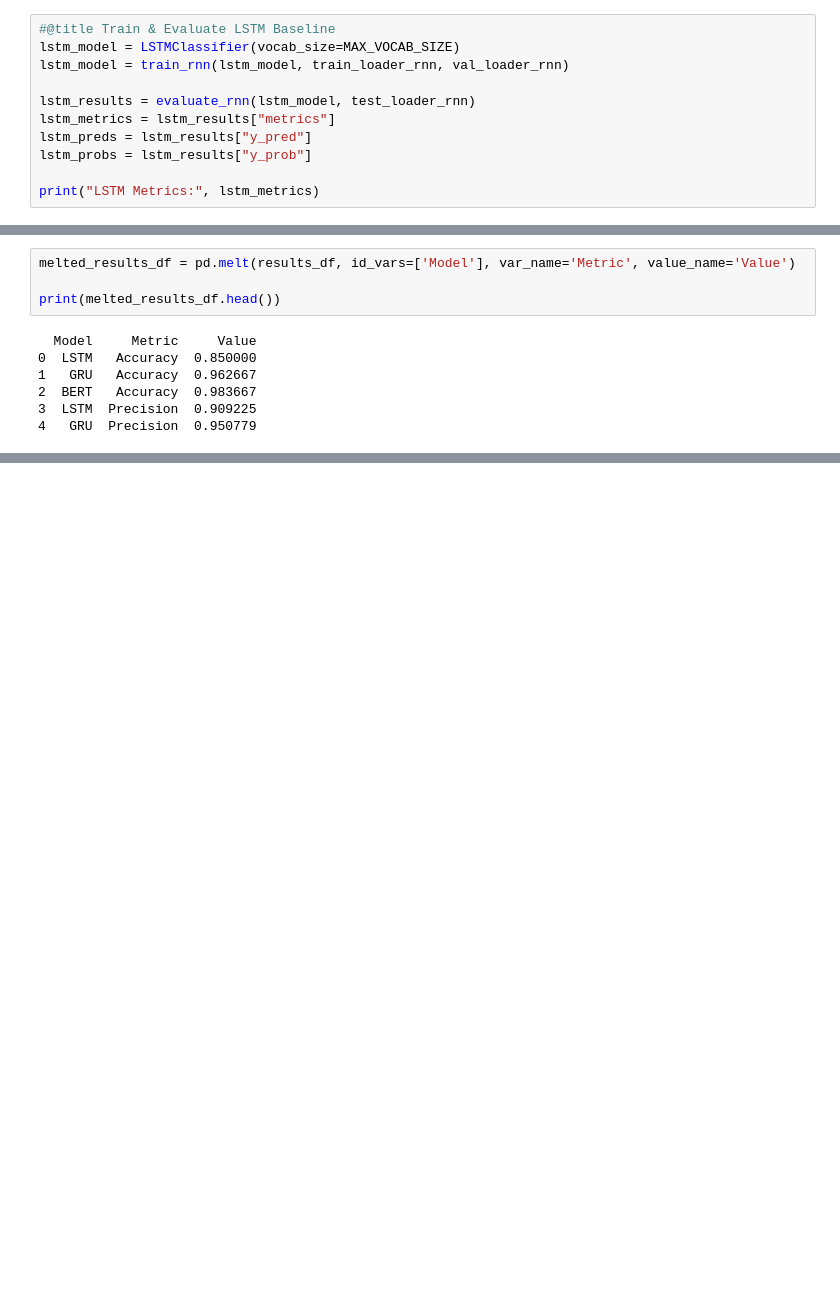
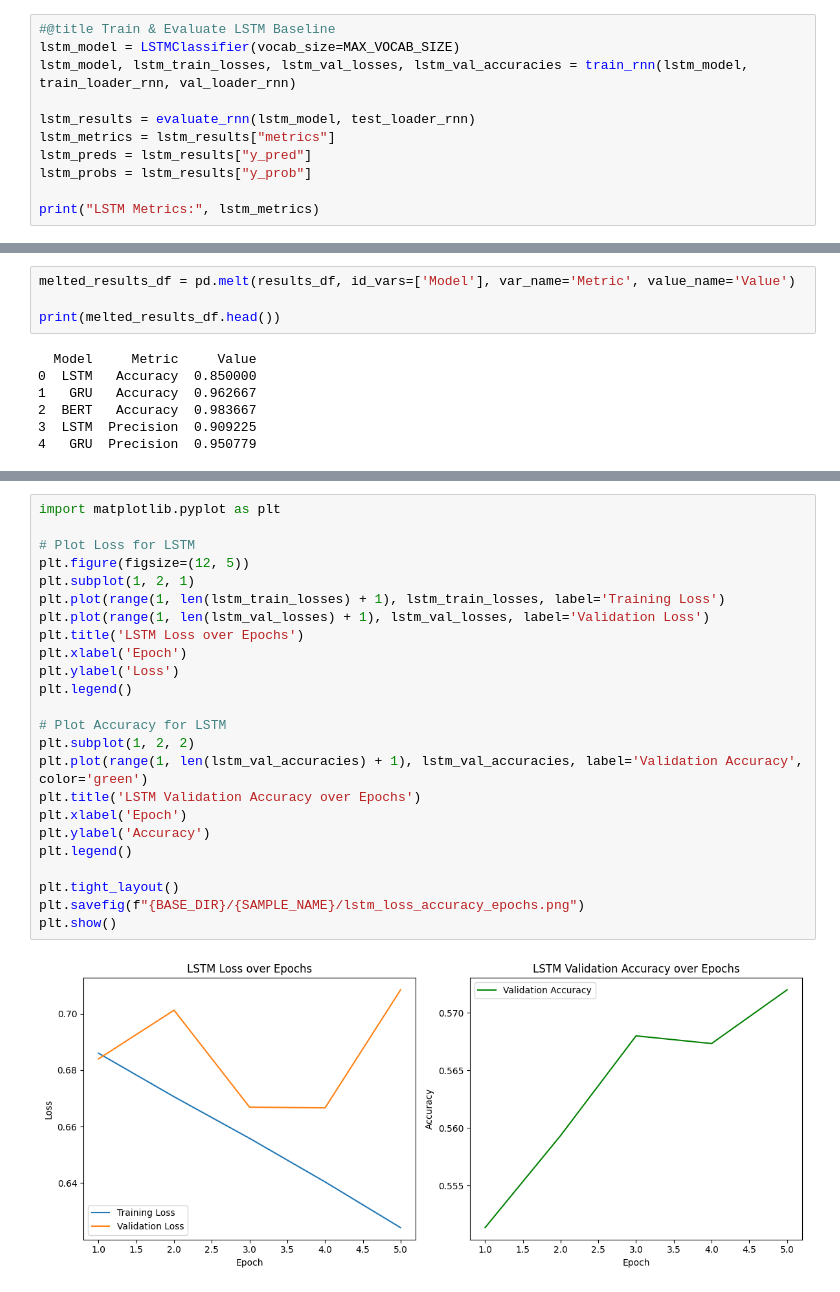
Before and after one commit to kushalshah0/colab_tools, a Jupyter notebook: ai-generated-phishing-emails-detection.ipynb, the cells around one changed output, grey strips where cells are left out. Cells and saved outputs as stored; diff of their text form; blank space fills up the shorter version.

```diff
--- a/ai-generated-phishing-emails-detection.ipynb
+++ b/ai-generated-phishing-emails-detection.ipynb
@@ -406,7 +407,7 @@ def evaluate_rnn(model, loader):
 # %%
 #@title Train & Evaluate LSTM Baseline
 lstm_model = LSTMClassifier(vocab_size=MAX_VOCAB_SIZE)
-lstm_model = train_rnn(lstm_model, train_loader_rnn, val_loader_rnn)
+lstm_model, lstm_train_losses, lstm_val_losses, lstm_val_accuracies = train_rnn(lstm_model, train_loader_rnn, val_loader_rnn)
 
 lstm_results = evaluate_rnn(lstm_model, test_loader_rnn)
 lstm_metrics = lstm_results["metrics"]
@@ -907,0 +908,26 @@ plt.savefig(f"{BASE_DIR}/{SAMPLE_NAME}/roc_curve_comparison.png")
+# %%
+import matplotlib.pyplot as plt
+
+# Plot Loss for LSTM
+plt.figure(figsize=(12, 5))
+plt.subplot(1, 2, 1)
+plt.plot(range(1, len(lstm_train_losses) + 1), lstm_train_losses, label='Training Loss')
+plt.plot(range(1, len(lstm_val_losses) + 1), lstm_val_losses, label='Validation Loss')
+plt.title('LSTM Loss over Epochs')
+plt.xlabel('Epoch')
+plt.ylabel('Loss')
+plt.legend()
+
+# Plot Accuracy for LSTM
+plt.subplot(1, 2, 2)
+plt.plot(range(1, len(lstm_val_accuracies) + 1), lstm_val_accuracies, label='Validation Accuracy', color='green')
+plt.title('LSTM Validation Accuracy over Epochs')
+plt.xlabel('Epoch')
+plt.ylabel('Accuracy')
+plt.legend()
+
+plt.tight_layout()
+plt.savefig(f"{BASE_DIR}/{SAMPLE_NAME}/lstm_loss_accuracy_epochs.png")
+plt.show()
+# %% [output]
+[figure, added]
```
Also changed, not shown: parts of 12 cells of this notebook.
